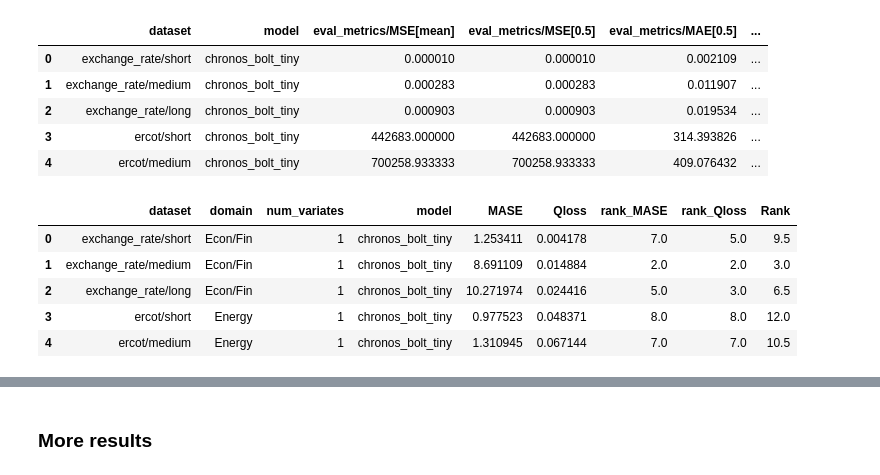
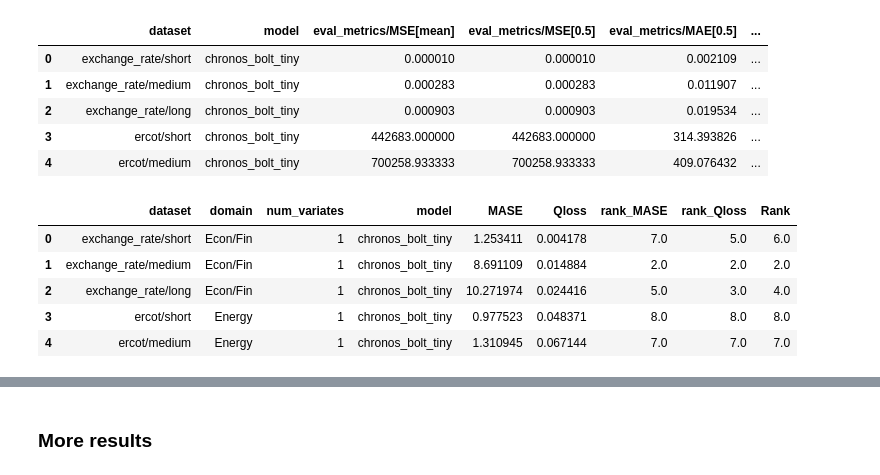
Before and after one commit to GiuliaGhisolfi/TSFM-ZeroShotEval, a Jupyter notebook: src/07_ChronosBenchResults.ipynb, the cells around one changed output, grey strips where cells are left out. Drawn from its saved outputs; the diff is of its cells as text; code cells hidden in the pictures.

Commit message:
mc in tables

```diff
--- a/src/07_ChronosBenchResults.ipynb
+++ b/src/07_ChronosBenchResults.ipynb
@@ -22,22 +22,22 @@ results_df = results_df.rename(columns={"eval_metrics/mean_weighted_sum_quantile
 # %%
 results_df["MASE"] = pd.to_numeric(results_df["MASE"], errors="coerce")
 results_df["rank_MASE"] = results_df.groupby(["dataset"])["MASE"].rank(method="min")
 
 results_df["Qloss"] = pd.to_numeric(results_df["Qloss"], errors="coerce")
 results_df["rank_Qloss"] = results_df.groupby(["dataset"])["Qloss"].rank(method="min")
 
-results_df["Rank"] = results_df["rank_MASE"] + results_df["rank_Qloss"] / 2
+results_df["Rank"] = (results_df["rank_MASE"] + results_df["rank_Qloss"]) / 2
 
 results_df = results_df[results_df["dataset"] != "dataset"]
 
 results_df.head()
 # %% [output]
 |  | dataset | domain | num_variates | model | MASE | Qloss | rank_MASE | rank_Qloss | Rank |
-| 0 | exchange_rate/short | Econ/Fin | 1 | chronos_bolt_tiny | 1.253411 | 0.004178 | 7.0 | 5.0 | 9.5 |
-| 1 | exchange_rate/medium | Econ/Fin | 1 | chronos_bolt_tiny | 8.691109 | 0.014884 | 2.0 | 2.0 | 3.0 |
-| 2 | exchange_rate/long | Econ/Fin | 1 | chronos_bolt_tiny | 10.271974 | 0.024416 | 5.0 | 3.0 | 6.5 |
-| 3 | ercot/short | Energy | 1 | chronos_bolt_tiny | 0.977523 | 0.048371 | 8.0 | 8.0 | 12.0 |
-| 4 | ercot/medium | Energy | 1 | chronos_bolt_tiny | 1.310945 | 0.067144 | 7.0 | 7.0 | 10.5 |
+| 0 | exchange_rate/short | Econ/Fin | 1 | chronos_bolt_tiny | 1.253411 | 0.004178 | 7.0 | 5.0 | 6.0 |
+| 1 | exchange_rate/medium | Econ/Fin | 1 | chronos_bolt_tiny | 8.691109 | 0.014884 | 2.0 | 2.0 | 2.0 |
+| 2 | exchange_rate/long | Econ/Fin | 1 | chronos_bolt_tiny | 10.271974 | 0.024416 | 5.0 | 3.0 | 4.0 |
+| 3 | ercot/short | Energy | 1 | chronos_bolt_tiny | 0.977523 | 0.048371 | 8.0 | 8.0 | 8.0 |
+| 4 | ercot/medium | Energy | 1 | chronos_bolt_tiny | 1.310945 | 0.067144 | 7.0 | 7.0 | 7.0 |
 # %%
 def create_dataset_df(results_df, dataset_name):
     dataset_df = results_df[results_df["dataset"] == dataset_name]
```
Also changed, not shown: parts of 13 cells of this notebook, 2 other files.
